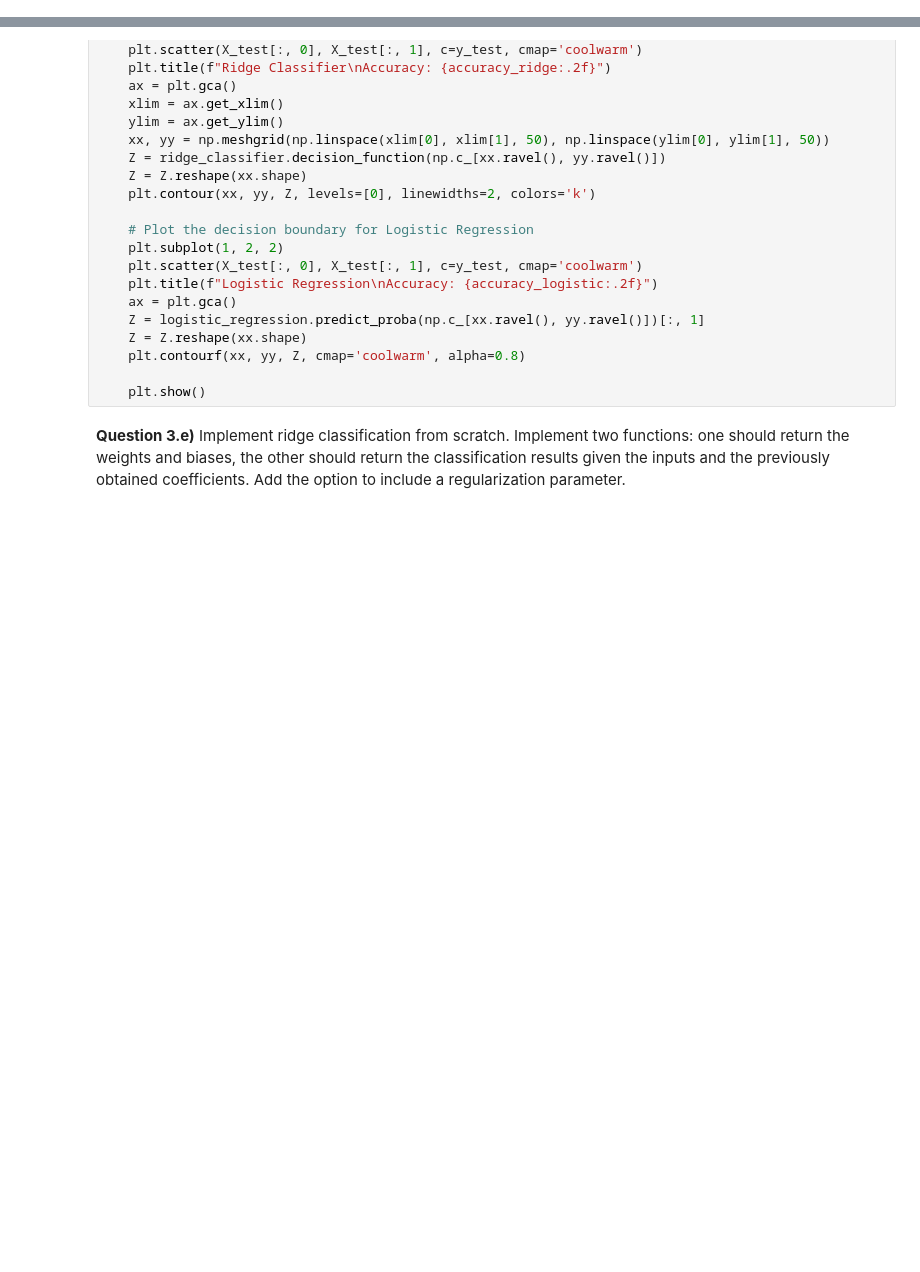
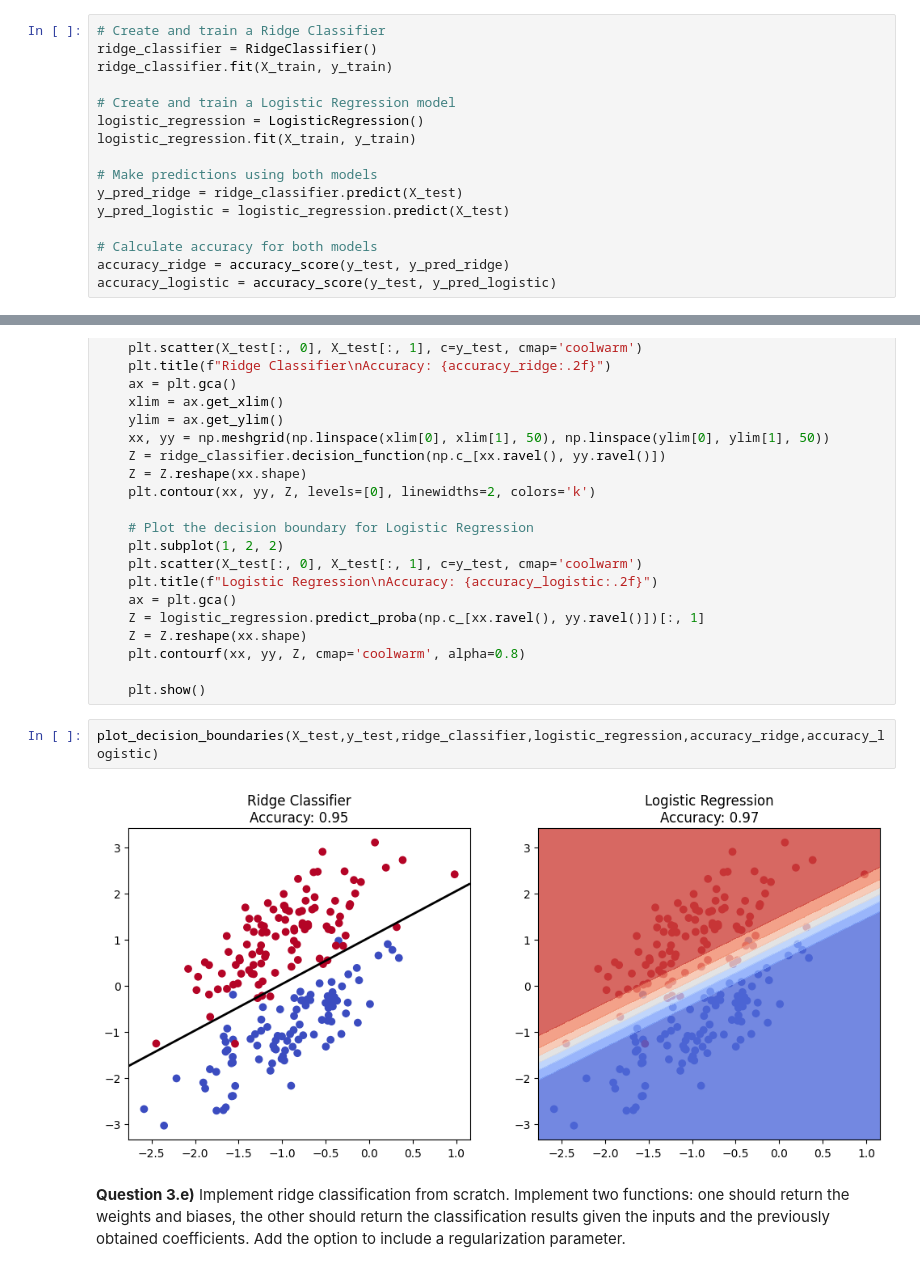
Before and after one commit to davidomanovic/Machine-Learning, a Jupyter notebook: Logistic Regression LASSO/exercise_4 (1).ipynb, the cells around one changed output, grey strips where cells are left out. Saved outputs shown, nothing was run; the diff lists cells and outputs as text; blank space fills up the shorter version.

```diff
--- a/Logistic Regression LASSO/exercise_4 (1).ipynb
+++ b/Logistic Regression LASSO/exercise_4 (1).ipynb
@@ -127,5 +208,21 @@ In this exercise we first consider a synthetic dataset to compare Ridge and Logi
 # %% [markdown]
 **Question 3.c)** Train a ridge classifier and a logistic regression using sklearn. Compare the results in terms of accuracy.
+# %%
+# Create and train a Ridge Classifier
+ridge_classifier = RidgeClassifier()
+ridge_classifier.fit(X_train, y_train)
+
+# Create and train a Logistic Regression model
+logistic_regression = LogisticRegression()
+logistic_regression.fit(X_train, y_train)
+
+# Make predictions using both models
+y_pred_ridge = ridge_classifier.predict(X_test)
+y_pred_logistic = logistic_regression.predict(X_test)
+
+# Calculate accuracy for both models
+accuracy_ridge = accuracy_score(y_test, y_pred_ridge)
+accuracy_logistic = accuracy_score(y_test, y_pred_logistic)
 # %% [markdown]
 **Question 3.d)** Plot the decision boundaries of the two models
 # %%
@@ -162,5 +259,9 @@ def plot_decision_boundaries(X_test,y_test,ridge_classifier, logistic_regression
     plt.contourf(xx, yy, Z, cmap='coolwarm', alpha=0.8)
 
     plt.show()
+# %%
+plot_decision_boundaries(X_test,y_test,ridge_classifier,logistic_regression,accuracy_ridge,accuracy_logistic)
+# %% [output]
+[figure, added]
 # %% [markdown]
 **Question 3.e)** Implement ridge classification from scratch. Implement two functions: one should return the weights and biases, the other should return the classification results given the inputs and the previously obtained coefficients. Add the option to include a regularization parameter.
```
Also changed, not shown: parts of 39 cells of this notebook.
